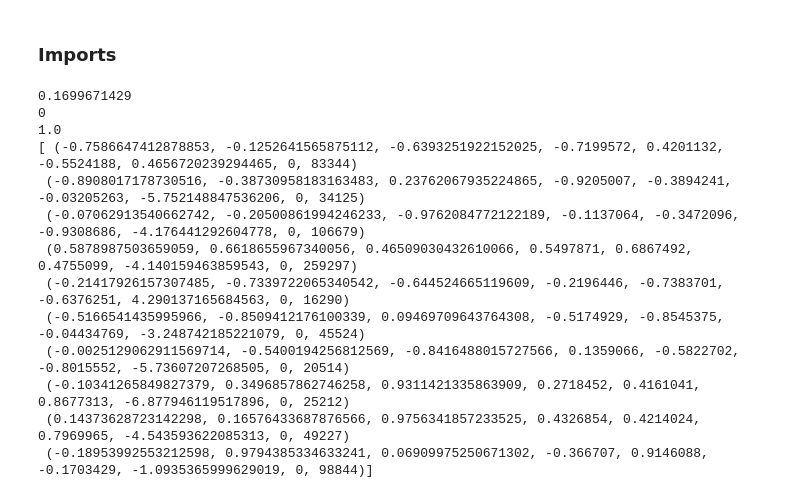
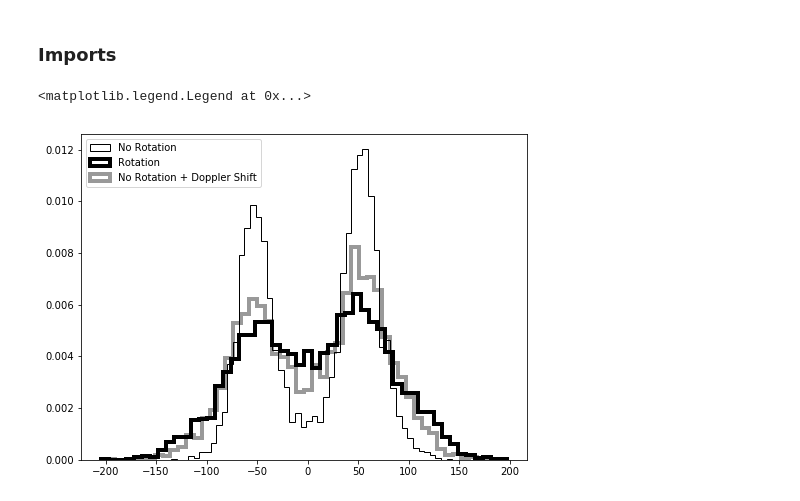
Before and after one commit to astroandes/CLARA_RotationOutflows, a Jupyter notebook: plots/paper/doppler_shift.ipynb, the cells around one changed output. Cells and saved outputs as stored; diff of their text form; code cells hidden in the pictures.

```diff
--- a/plots/paper/doppler_shift.ipynb
+++ b/plots/paper/doppler_shift.ipynb
@@ -93,27 +92,6 @@ def doppler_shift(data, vrot=0.0, v_th=12.86):
     new_data['x_frec'] += atom_velocities['z']*data['k_z']/v_th
 
     return new_data
-# %%
-print(np.count_nonzero(filter_by_theta(data_B, 1.4, 3.14)))
-ll = get_unitary_vectors(filter_by_theta(data_B, 0.0, 0.08))
-#print(ll['z'])
-nn = doppler_shift(data_B, vrot=10.0)
-print(nn[0:10])
-new_data = doppler_shift(data_A, vrot=100)
-# %% [output]
-0.1699671429
-0
-1.0
-[ (-0.7586647412878853, -0.1252641565875112, -0.6393251922152025, -0.7199572, 0.4201132, -0.5524188, 0.4656720239294465, 0, 83344)
- (-0.8908017178730516, -0.38730958183163483, 0.23762067935224865, -0.9205007, -0.3894241, -0.03205263, -5.752148847536206, 0, 34125)
- (-0.07062913540662742, -0.20500861994246233, -0.9762084772122189, -0.1137064, -0.3472096, -0.9308686, -4.176441292604778, 0, 106679)
- (0.5878987503659059, 0.6618655967340056, 0.46509030432610066, 0.5497871, 0.6867492, 0.4755099, -4.140159463859543, 0, 259297)
- (-0.21417926157307485, -0.7339722065340542, -0.644524665119609, -0.2196446, -0.7383701, -0.6376251, 4.290137165684563, 0, 16290)
- (-0.5166541435995966, -0.8509412176100339, 0.09469709643764308, -0.5174929, -0.8545375, -0.04434769, -3.248742185221079, 0, 45524)
- (-0.0025129062911569714, -0.5400194256812569, -0.8416488015727566, 0.1359066, -0.5822702, -0.8015552, -5.73607207268505, 0, 20514)
- (-0.10341265849827379, 0.3496857862746258, 0.9311421335863909, 0.2718452, 0.4161041, 0.8677313, -6.877946119517896, 0, 25212)
- (0.14373628723142298, 0.16576433687876566, 0.9756341857233525, 0.4326854, 0.4214024, 0.7969965, -4.543593622085313, 0, 49227)
- (-0.18953992553212598, 0.9794385334633241, 0.06909975250671302, -0.366707, 0.9146088, -0.1703429, -1.0935365999629019, 0, 98844)]
 # %%
 def plot_spectra(data, min_theta, max_theta, alpha=1.0, v_th=12.86, lw=2,label='label'):
     data_theta = filter_by_theta(data, min_theta, max_theta)
@@ -123,8 +101,17 @@ def plot_spectra(data, min_theta, max_theta, alpha=1.0, v_th=12.86, lw=2,label='
 # %%
 # We are going to transform data_A to rewrite data_C and compare it against data_B
 data_A = read_data(vout=5, vrot=0, logtau=5)
 data_B = read_data(vout=5, vrot=100, logtau=5)
 data_C = doppler_shift(data_A, vrot=100.0)
-#data_C = read_data(vout=0, vrot=100, logtau=6)
-#../../data/tau10E5/vrot0/vout5/tau10E5_vrot0_vout5_out.ascii
+fig = plt.figure(1, (8., 6.))
+mint= np.pi/2.0 -0.05
+maxt = np.pi/2.0
+plot_spectra(data_A, min_theta=mint, max_theta=maxt, lw=1, label='No Rotation')
+plot_spectra(data_B, min_theta=mint, max_theta=maxt, lw=4, label='Rotation')
+plot_spectra(data_C, min_theta=mint, max_theta=maxt, lw=4, alpha=0.4,
+            label='No Rotation + Doppler Shift')
+plt.legend(loc=2)
+# %% [output]
+<matplotlib.legend.Legend at 0x...>
+[figure, added]
 # %%
```
Also changed, not shown: parts of 6 cells of this notebook.
